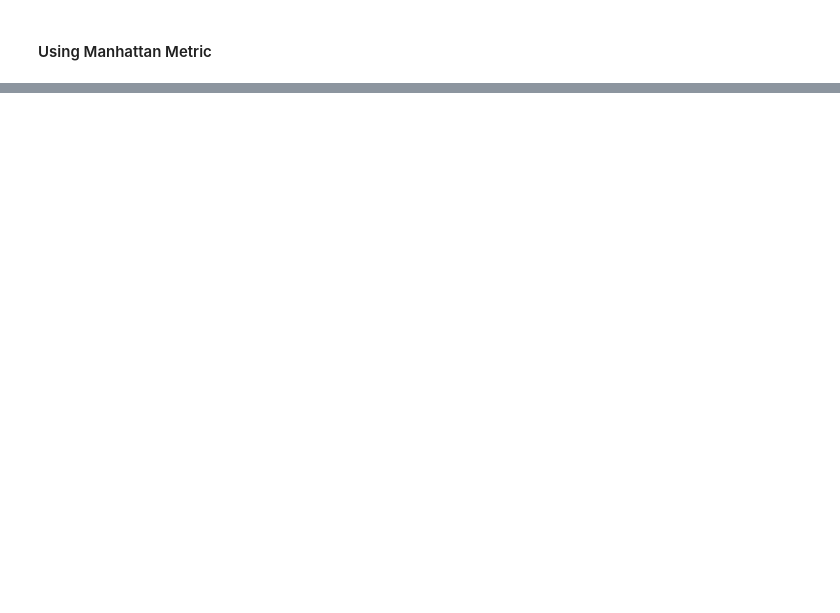
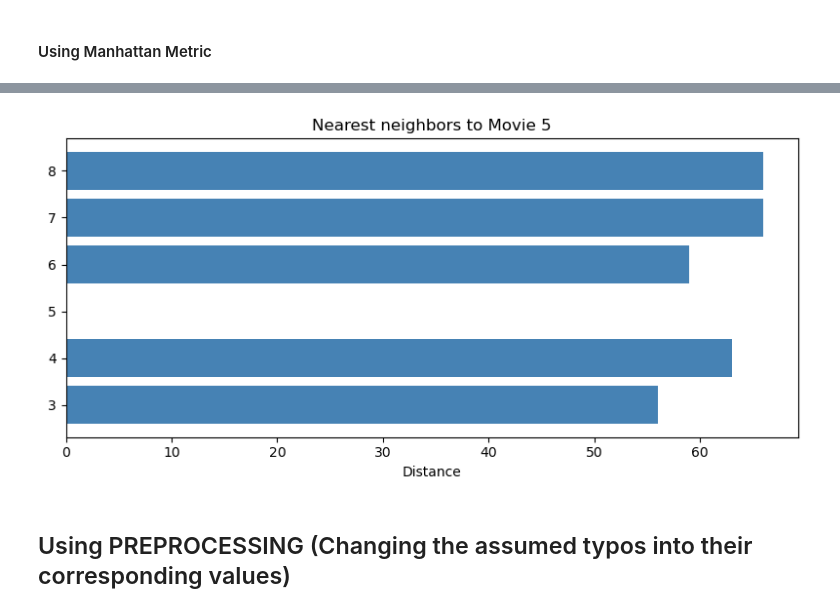
Before and after one commit to Southik/AI3-Recommendation-System, a Jupyter notebook: Task2.ipynb, the cells around one changed output, grey strips where cells are left out. Cells and saved outputs as stored; diff of their text form; code cells hidden in the pictures; blank space fills up the shorter version.

```diff
--- a/Task2.ipynb
+++ b/Task2.ipynb
@@ -134,0 +173,15 @@ recommended movie 25, It's Complicated, with a Manhattan distance of 16.0
+# %%
+query_movie = matrix.index[query_man]
+neighbor_movies = [matrix.index[indexes_man.flatten()[i]] for i in range(len(distances_man.flatten()))]
+neighbor_distances = distances_man.flatten()
+
+plt.figure(figsize=(8, 4))
+plt.barh(neighbor_movies, neighbor_distances, color="steelblue")
+plt.xlabel("Distance")
+plt.title(f"Nearest neighbors to Movie {query_movie}")
+plt.tight_layout()
+plt.show()
+# %% [output]
+[figure, added]
+# %% [markdown]
+## Using PREPROCESSING (Changing the assumed typos into their corresponding values)
```
Also changed, not shown: parts of 14 cells of this notebook.
